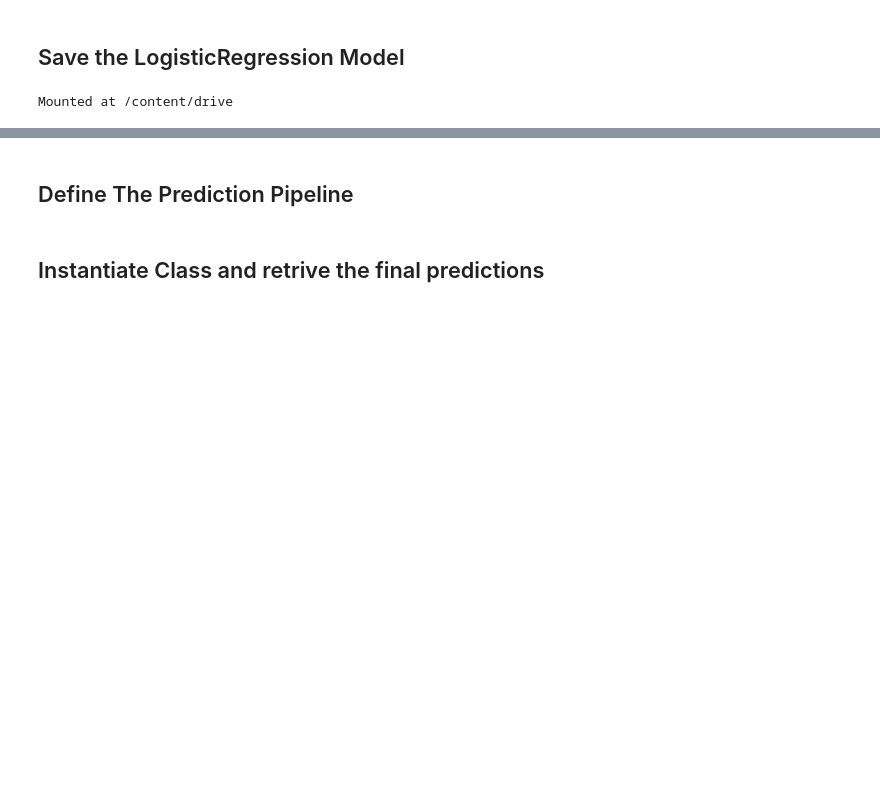
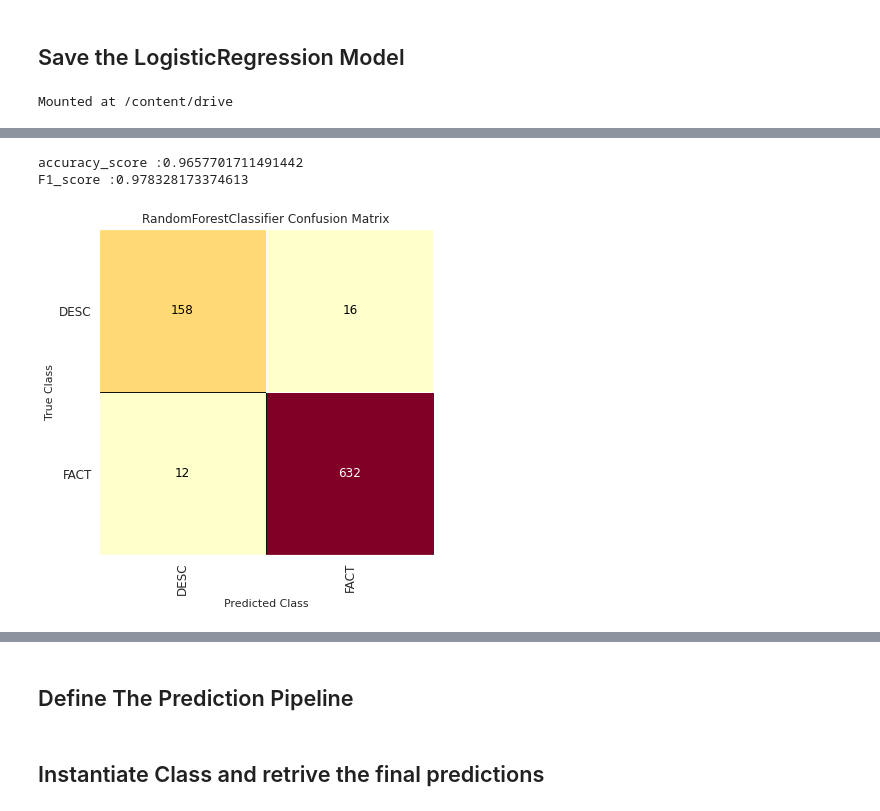
Before and after one commit to Plabanzeoanai/NLP, a Jupyter notebook: Huggingface_Sentence_transformer__classify_questions.ipynb, the cells around one changed output, grey strips where cells are left out. Saved outputs shown, nothing was run; the diff lists cells and outputs as text; code cells hidden in the pictures; blank space fills up the shorter version.

```diff
--- a/Huggingface_Sentence_transformer__classify_questions.ipynb
+++ b/Huggingface_Sentence_transformer__classify_questions.ipynb
@@ -505,0 +585,19 @@ pickle.dump(model, open(model_path, 'wb'))
+# %%
+y_pred = model.predict(X_val)
+print(f'accuracy_score :{accuracy_score(y_pred,Y_val)}')
+print(f'F1_score :{f1_score(y_pred,Y_val)}')
+# %% [output]
+accuracy_score :0.9657701711491442
+F1_score :0.978328173374613
+# %%
+mapping = {0: "DESC", 1: "FACT"}
+fig, ax = plt.subplots(figsize=(6, 6))
+cm_viz = ConfusionMatrix(
+    model,
+    classes=["DESC", "FACT"],
+    label_encoder=mapping,
+)
+cm_viz.score(X_val, Y_val)
+cm_viz.poof()
+# %% [output]
+[figure, added]
```
Also changed, not shown: parts of 11 cells of this notebook.
